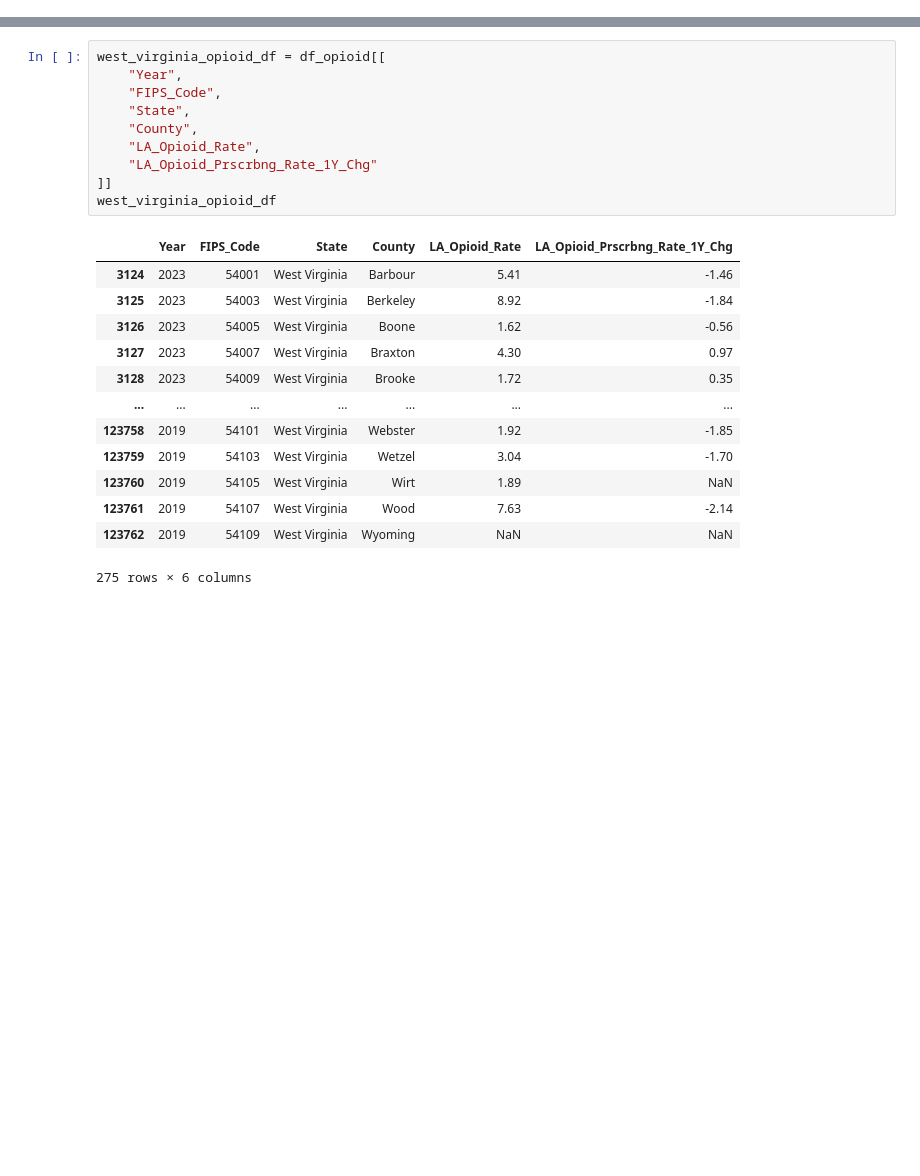
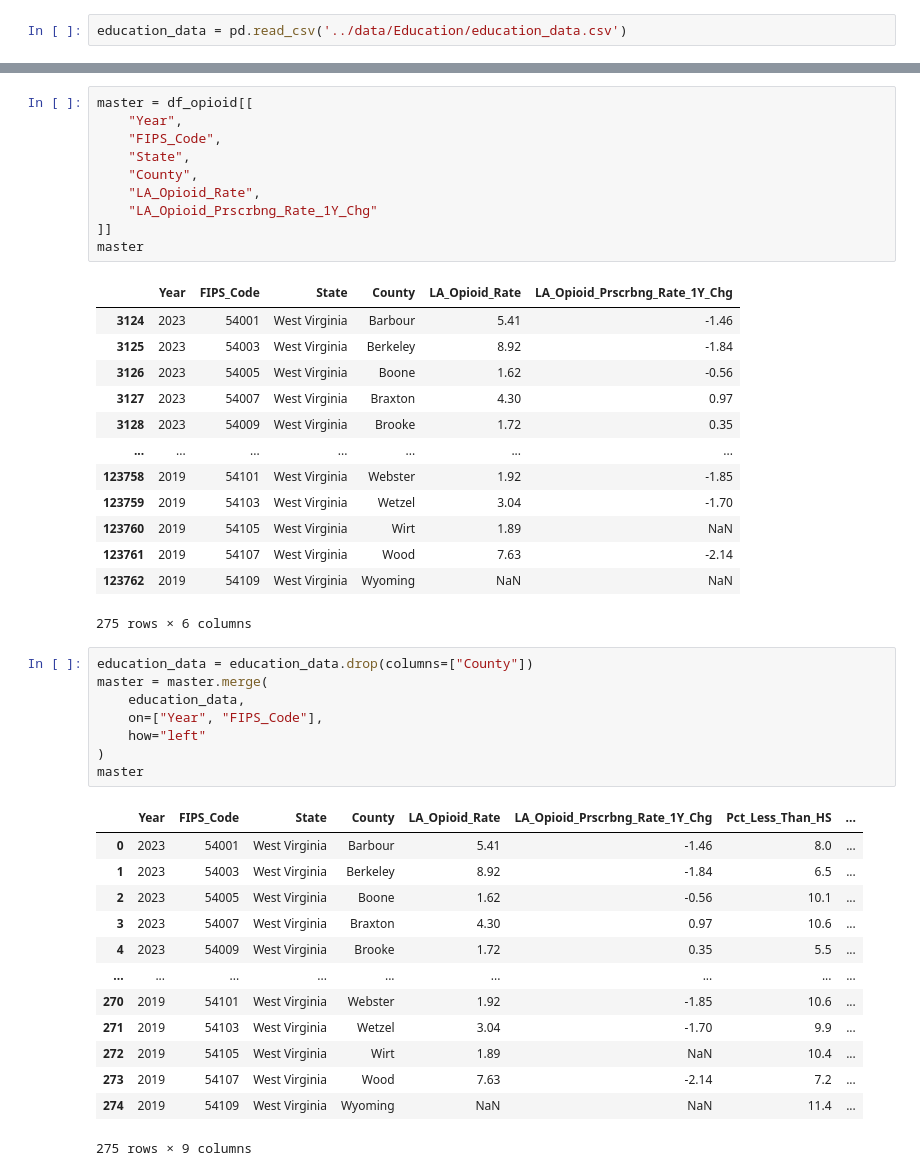
Before and after one commit to vyarabad/The-Intervention-Task-Force, a Jupyter notebook: notebooks/virginia_opioid.ipynb, the cells around one changed output, grey strips where cells are left out. Saved outputs shown, nothing was run; the diff lists cells and outputs as text; blank space fills up the shorter version.

Commit message:
joined education data

```diff
--- a/notebooks/virginia_opioid.ipynb
+++ b/notebooks/virginia_opioid.ipynb
@@ -7,3 +11,5 @@ import os
+# %%
+education_data = pd.read_csv('../data/Education/education_data.csv')
 # %%
 df = pd.read_csv('../data/Medicare Part D Opioid Prescribing Rates - by Geography/2023/OMT_MDCR_RY25_P04_V10_Y23_GEO.csv')
 df
@@ -128,7 +134,7 @@ df_opioid
 | 123762 | 2019 | 54109 | Wyoming | NaN | NaN | West Virginia |
 275 rows × 6 columns
 # %%
-west_virginia_opioid_df = df_opioid[[
+master = df_opioid[[
     "Year",
     "FIPS_Code",
     "State",
@@ -136,7 +142,7 @@ west_virginia_opioid_df = df_opioid[[
     "LA_Opioid_Rate",
     "LA_Opioid_Prscrbng_Rate_1Y_Chg"
 ]]
-west_virginia_opioid_df
+master
 # %% [output]
 |  | Year | FIPS_Code | State | County | LA_Opioid_Rate | LA_Opioid_Prscrbng_Rate_1Y_Chg |
 | 3124 | 2023 | 54001 | West Virginia | Barbour | 5.41 | -1.46 |
@@ -151,3 +157,25 @@ west_virginia_opioid_df
 | 123761 | 2019 | 54107 | West Virginia | Wood | 7.63 | -2.14 |
 | 123762 | 2019 | 54109 | West Virginia | Wyoming | NaN | NaN |
 275 rows × 6 columns
+# %%
+education_data = education_data.drop(columns=["County"])
+master = master.merge(
+    education_data,
+    on=["Year", "FIPS_Code"],
+    how="left"
+)
+master
+# %% [output]
+|  | Year | FIPS_Code | State | County | LA_Opioid_Rate | LA_Opioid_Prscrbng_Rate_1Y_Chg | Pct_Less_Than_HS | ... |
+| 0 | 2023 | 54001 | West Virginia | Barbour | 5.41 | -1.46 | 8.0 | ... |
+| 1 | 2023 | 54003 | West Virginia | Berkeley | 8.92 | -1.84 | 6.5 | ... |
+| 2 | 2023 | 54005 | West Virginia | Boone | 1.62 | -0.56 | 10.1 | ... |
+| 3 | 2023 | 54007 | West Virginia | Braxton | 4.30 | 0.97 | 10.6 | ... |
+| 4 | 2023 | 54009 | West Virginia | Brooke | 1.72 | 0.35 | 5.5 | ... |
+| ... | ... | ... | ... | ... | ... | ... | ... | ... |
+| 270 | 2019 | 54101 | West Virginia | Webster | 1.92 | -1.85 | 10.6 | ... |
+| 271 | 2019 | 54103 | West Virginia | Wetzel | 3.04 | -1.70 | 9.9 | ... |
+| 272 | 2019 | 54105 | West Virginia | Wirt | 1.89 | NaN | 10.4 | ... |
+| 273 | 2019 | 54107 | West Virginia | Wood | 7.63 | -2.14 | 7.2 | ... |
+| 274 | 2019 | 54109 | West Virginia | Wyoming | NaN | NaN | 11.4 | ... |
+275 rows × 9 columns
```
Also changed, not shown: parts of 3 cells of this notebook, 4 other files.
